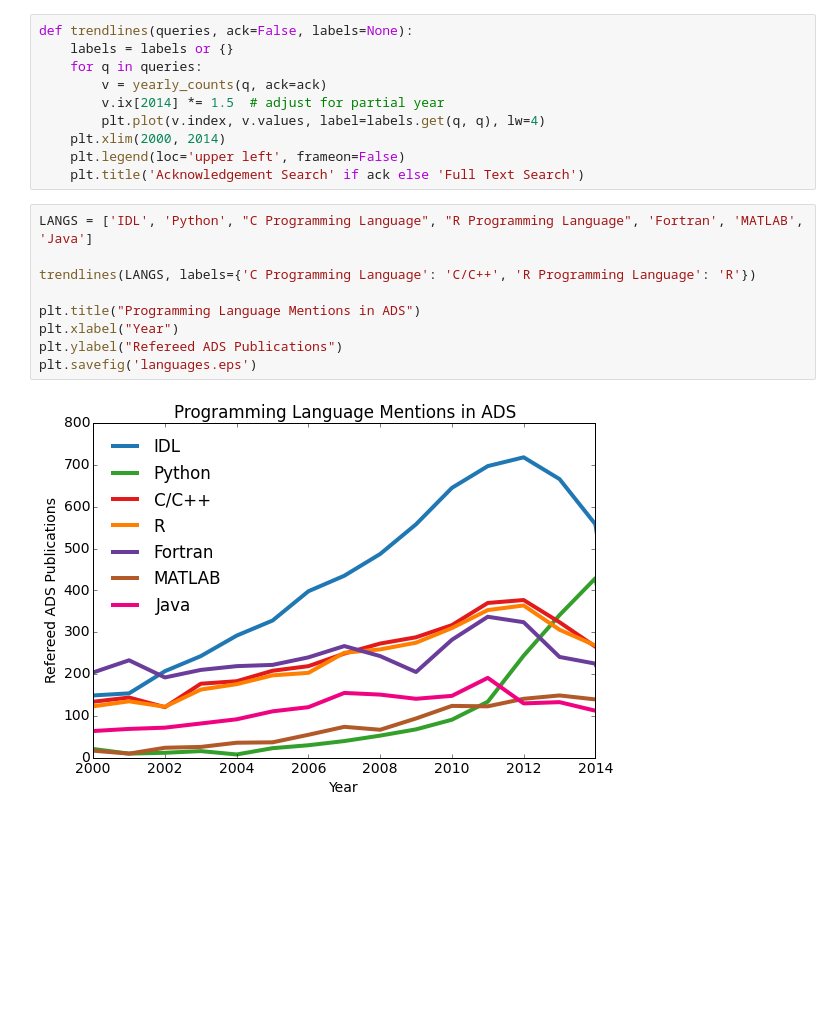
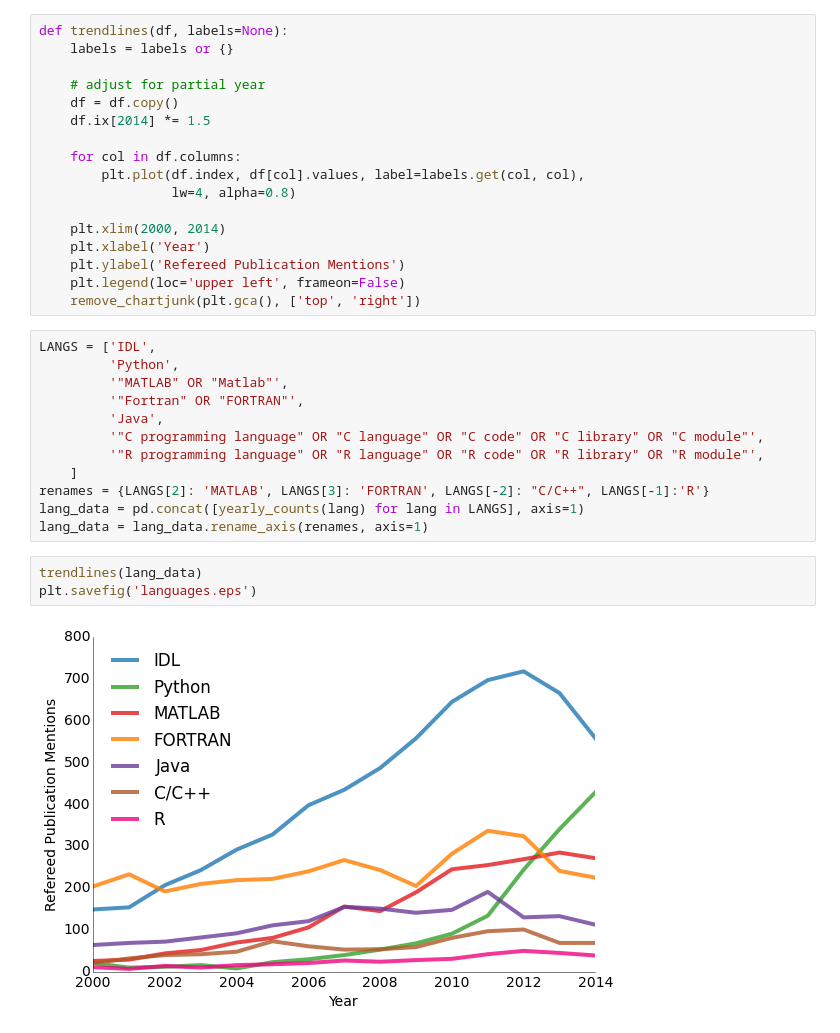
Before and after one commit to ChrisBeaumont/adass_proceedings, a Jupyter notebook: Mining acknowledgments in ADS.ipynb, the cells around one changed output. Cells and saved outputs as stored; diff of their text form; blank space fills up the shorter version.

```diff
--- a/Mining acknowledgments in ADS.ipynb
+++ b/Mining acknowledgments in ADS.ipynb
@@ -65,25 +67,38 @@ def results(query):
 
     return r.json()['results']
 # %%
-def trendlines(queries, ack=False, labels=None):
+def trendlines(df, labels=None):
     labels = labels or {}
-    for q in queries:
-        v = yearly_counts(q, ack=ack)
-        v.ix[2014] *= 1.5  # adjust for partial year
-        plt.plot(v.index, v.values, label=labels.get(q, q), lw=4)
+
+    # adjust for partial year
+    df = df.copy()
+    df.ix[2014] *= 1.5
+
+    for col in df.columns:
+        plt.plot(df.index, df[col].values, label=labels.get(col, col),
+                 lw=4, alpha=0.8)
+
     plt.xlim(2000, 2014)
+    plt.xlabel('Year')
+    plt.ylabel('Refereed Publication Mentions')
     plt.legend(loc='upper left', frameon=False)
-    plt.title('Acknowledgement Search' if ack else 'Full Text Search')
+    remove_chartjunk(plt.gca(), ['top', 'right'])
-# %%
-LANGS = ['IDL', 'Python', "C Programming Language", "R Programming Language", 'Fortran', 'MATLAB', 'Java']
-
-trendlines(LANGS, labels={'C Programming Language': 'C/C++', 'R Programming Language': 'R'})
-
-plt.title("Programming Language Mentions in ADS")
-plt.xlabel("Year")
-plt.ylabel("Refereed ADS Publications")
-plt.savefig('languages.eps')
-# %% [output]
-[figure, removed]
+# %%
+LANGS = ['IDL',
+         'Python',
+         '"MATLAB" OR "Matlab"',
+         '"Fortran" OR "FORTRAN"',
+         'Java',
+         '"C programming language" OR "C language" OR "C code" OR "C library" OR "C module"',
+         '"R programming language" OR "R language" OR "R code" OR "R library" OR "R module"',
+    ]
+renames = {LANGS[2]: 'MATLAB', LANGS[3]: 'FORTRAN', LANGS[-2]: "C/C++", LANGS[-1]:'R'}
+lang_data = pd.concat([yearly_counts(lang) for lang in LANGS], axis=1)
+lang_data = lang_data.rename_axis(renames, axis=1)
+# %%
+trendlines(lang_data)
+plt.savefig('languages.eps')
+# %% [output]
+[figure, added]
 # %%
 PROGS = 'Aladin ds9 Topcat Starlink'.split()
```
Also changed, not shown: parts of 3 cells of this notebook.
